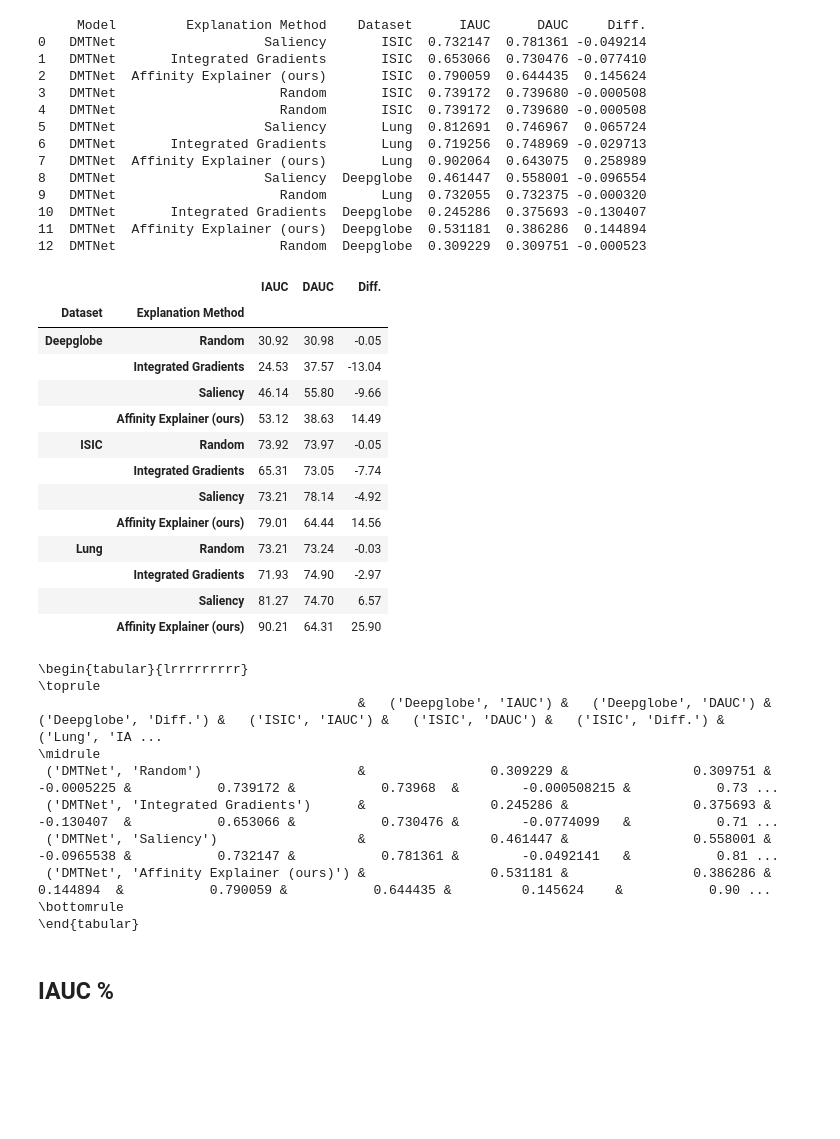
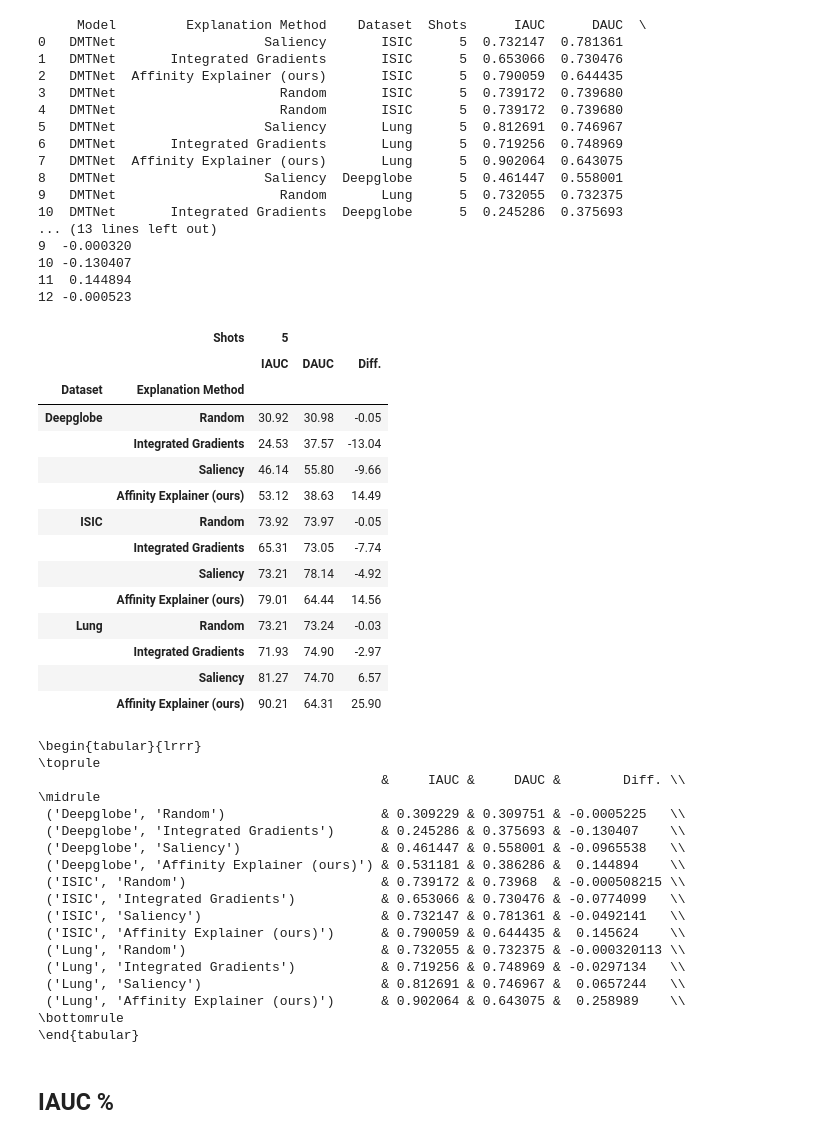
Before and after one commit to pasqualedem/AffinityExplainer, a Jupyter notebook: notebooks/results_cross.ipynb, the cells around one changed output. Drawn from its saved outputs; the diff is of its cells as text; code cells hidden in the pictures; blank space fills up the shorter version.

```diff
--- a/notebooks/results_cross.ipynb
+++ b/notebooks/results_cross.ipynb
@@ -63,6 +63,8 @@ res_df = iauc_dauc_runs_df.copy()
 dataset_names = ["val_lung_N1K5", "val_isic_N1K5", "val_deepglobe_N1K5"]
 
 dataset_cols = [f'dataset.datasets.{name}.name' for name in dataset_names]
+shots_cols = [f'dataset.datasets.{name}.n_shots' for name in dataset_names]
+res_df["Shots"] = res_df[shots_cols].fillna("").astype(str).sum(axis=1).astype(float).astype(int)
 res_df["Dataset"] = res_df[dataset_cols].fillna("").sum(axis=1)
 
 iauc_cols = [f"{name}_iauc" for name in dataset_names]
@@ -103,7 +105,7 @@ res_df["DAUC"] = res_df[dauc_cols].fillna(0).sum(axis=1)
 
 res_df["Diff."] = res_df["IAUC"] - res_df["DAUC"]
 
-cols = ["Model", "Explanation Method", "Dataset"]
+cols = ["Model", "Explanation Method", "Dataset", "Shots"]
 res_df = res_df[cols + ["IAUC", "DAUC", "Diff."]]
 
 # Define custom sort order
@@ -111,50 +113,54 @@ dataset_order = {"Deepglobe": 0, "ISIC": 1, "Lung": 2}
 metric_order = {'IAUC': 0, 'DAUC': 1, 'Diff.': 2}
 method_order = {
     'Random': 0,
     'Integrated Gradients': 1,
     'Saliency': 2,
     'Affinity Explainer': 3,
 }
 model_order = {
     'DCAMA': 0,
     'DMTNet': 1,
 }
 
 print(res_df)
 
 res_df = res_df.pivot_table(
     index=['Dataset', 'Explanation Method'],
-    # columns=,
+    columns=["Shots"],
     values=['IAUC', 'DAUC', 'Diff.']
-).sort_index(axis=1)
+).sort_index(axis=1).swaplevel(0, 1, axis=1)
 
 
-new_cols = ['IAUC', 'DAUC', 'Diff.']
+new_cols  = sorted(res_df.columns, key=lambda x: (x[0], metric_order[x[1]]))
 res_df = res_df[new_cols]
 # Sort by Model and then by Explanation Method using the provided orderings
 res_df = res_df.sort_values(
     by=['Dataset', 'Explanation Method'],  # this ensures level names exist and are used
     key=lambda x: x.map(dataset_order) if x.name == 'Dataset' else x.map(method_order)
 )
 
 iauc_dauc_df = (res_df*100).round(2)
 
 iauc_dauc_df
 # %% [output]
-     Model         Explanation Method    Dataset      IAUC      DAUC     Diff.
-0   DMTNet                   Saliency       ISIC  0.732147  0.781361 -0.049214
-1   DMTNet       Integrated Gradients       ISIC  0.653066  0.730476 -0.077410
-2   DMTNet  Affinity Explainer (ours)       ISIC  0.790059  0.644435  0.145624
-3   DMTNet                     Random       ISIC  0.739172  0.739680 -0.000508
-4   DMTNet                     Random       ISIC  0.739172  0.739680 -0.000508
-5   DMTNet                   Saliency       Lung  0.812691  0.746967  0.065724
-6   DMTNet       Integrated Gradients       Lung  0.719256  0.748969 -0.029713
-7   DMTNet  Affinity Explainer (ours)       Lung  0.902064  0.643075  0.258989
-8   DMTNet                   Saliency  Deepglobe  0.461447  0.558001 -0.096554
-9   DMTNet                     Random       Lung  0.732055  0.732375 -0.000320
-10  DMTNet       Integrated Gradients  Deepglobe  0.245286  0.375693 -0.130407
-11  DMTNet  Affinity Explainer (ours)  Deepglobe  0.531181  0.386286  0.144894
-12  DMTNet                     Random  Deepglobe  0.309229  0.309751 -0.000523
+     Model         Explanation Method    Dataset  Shots      IAUC      DAUC  \
+0   DMTNet                   Saliency       ISIC      5  0.732147  0.781361
+1   DMTNet       Integrated Gradients       ISIC      5  0.653066  0.730476
+2   DMTNet  Affinity Explainer (ours)       ISIC      5  0.790059  0.644435
+3   DMTNet                     Random       ISIC      5  0.739172  0.739680
+4   DMTNet                     Random       ISIC      5  0.739172  0.739680
+5   DMTNet                   Saliency       Lung      5  0.812691  0.746967
+6   DMTNet       Integrated Gradients       Lung      5  0.719256  0.748969
+7   DMTNet  Affinity Explainer (ours)       Lung      5  0.902064  0.643075
+8   DMTNet                   Saliency  Deepglobe      5  0.461447  0.558001
+9   DMTNet                     Random       Lung      5  0.732055  0.732375
+10  DMTNet       Integrated Gradients  Deepglobe      5  0.245286  0.375693
+... (13 lines left out)
+9  -0.000320
+10 -0.130407
+11  0.144894
+12 -0.000523
+|  | Shots | 5 |  |  |
 |  |  | IAUC | DAUC | Diff. |
 | Dataset | Explanation Method |  |  |  |
 | Deepglobe | Random | 30.92 | 30.98 | -0.05 |
@@ -175,14 +181,22 @@ from tabulate import tabulate
 latex_tab = tabulate(res_df, headers='keys', tablefmt='latex_booktabs', showindex=True)
 print(latex_tab)
 # %% [output]
-\begin{tabular}{lrrrrrrrrr}
+\begin{tabular}{lrrr}
 \toprule
-                                         &   ('Deepglobe', 'IAUC') &   ('Deepglobe', 'DAUC') &   ('Deepglobe', 'Diff.') &   ('ISIC', 'IAUC') &   ('ISIC', 'DAUC') &   ('ISIC', 'Diff.') &   ('Lung', 'IA ...
+                                            &     IAUC &     DAUC &        Diff. \\
 \midrule
- ('DMTNet', 'Random')                    &                0.309229 &                0.309751 &               -0.0005225 &           0.739172 &           0.73968  &        -0.000508215 &           0.73 ...
- ('DMTNet', 'Integrated Gradients')      &                0.245286 &                0.375693 &               -0.130407  &           0.653066 &           0.730476 &        -0.0774099   &           0.71 ...
- ('DMTNet', 'Saliency')                  &                0.461447 &                0.558001 &               -0.0965538 &           0.732147 &           0.781361 &        -0.0492141   &           0.81 ...
- ('DMTNet', 'Affinity Explainer (ours)') &                0.531181 &                0.386286 &                0.144894  &           0.790059 &           0.644435 &         0.145624    &           0.90 ...
+ ('Deepglobe', 'Random')                    & 0.309229 & 0.309751 & -0.0005225   \\
+ ('Deepglobe', 'Integrated Gradients')      & 0.245286 & 0.375693 & -0.130407    \\
+ ('Deepglobe', 'Saliency')                  & 0.461447 & 0.558001 & -0.0965538   \\
+ ('Deepglobe', 'Affinity Explainer (ours)') & 0.531181 & 0.386286 &  0.144894    \\
+ ('ISIC', 'Random')                         & 0.739172 & 0.73968  & -0.000508215 \\
+ ('ISIC', 'Integrated Gradients')           & 0.653066 & 0.730476 & -0.0774099   \\
+ ('ISIC', 'Saliency')                       & 0.732147 & 0.781361 & -0.0492141   \\
+ ('ISIC', 'Affinity Explainer (ours)')      & 0.790059 & 0.644435 &  0.145624    \\
+ ('Lung', 'Random')                         & 0.732055 & 0.732375 & -0.000320113 \\
+ ('Lung', 'Integrated Gradients')           & 0.719256 & 0.748969 & -0.0297134   \\
+ ('Lung', 'Saliency')                       & 0.812691 & 0.746967 &  0.0657244   \\
+ ('Lung', 'Affinity Explainer (ours)')      & 0.902064 & 0.643075 &  0.258989    \\
 \bottomrule
 \end{tabular}
 # %% [markdown]
```
Also changed, not shown: parts of 4 cells of this notebook, 2 other files.
